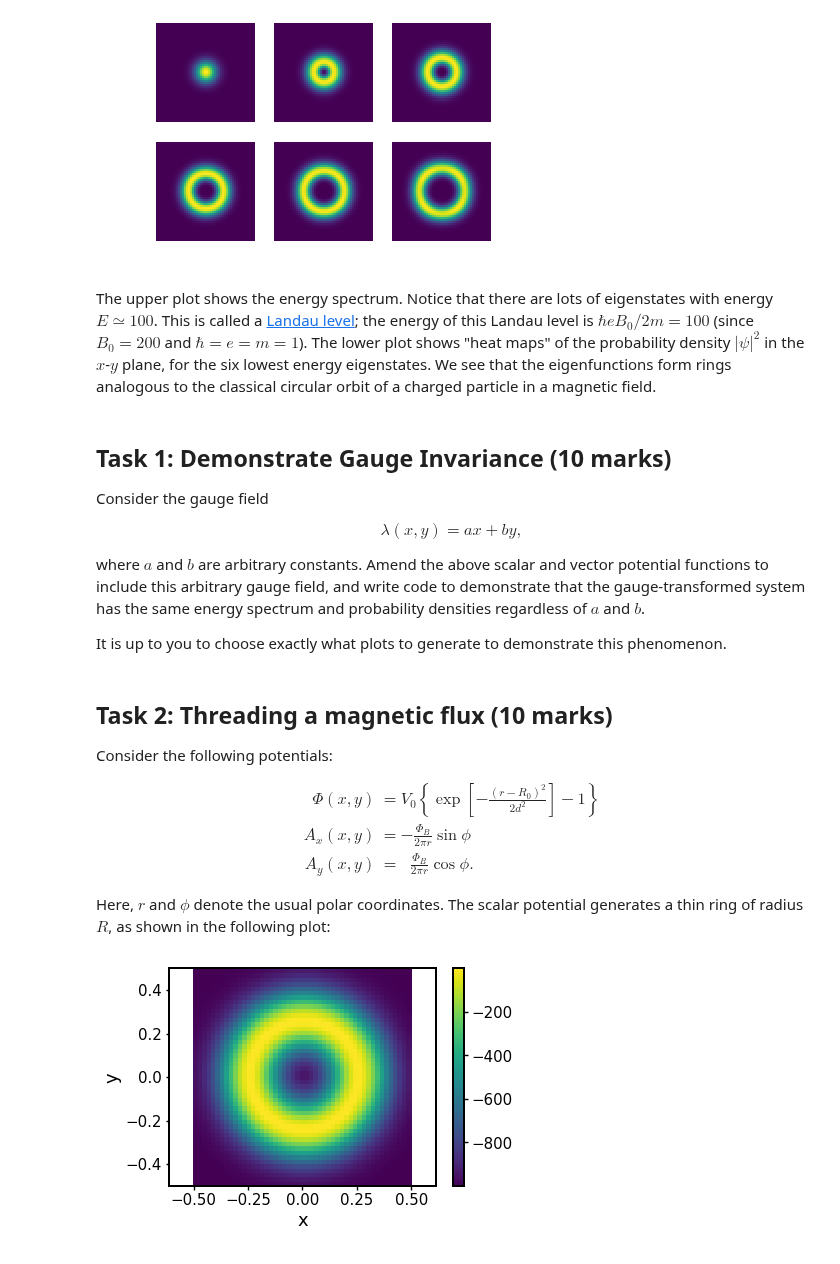
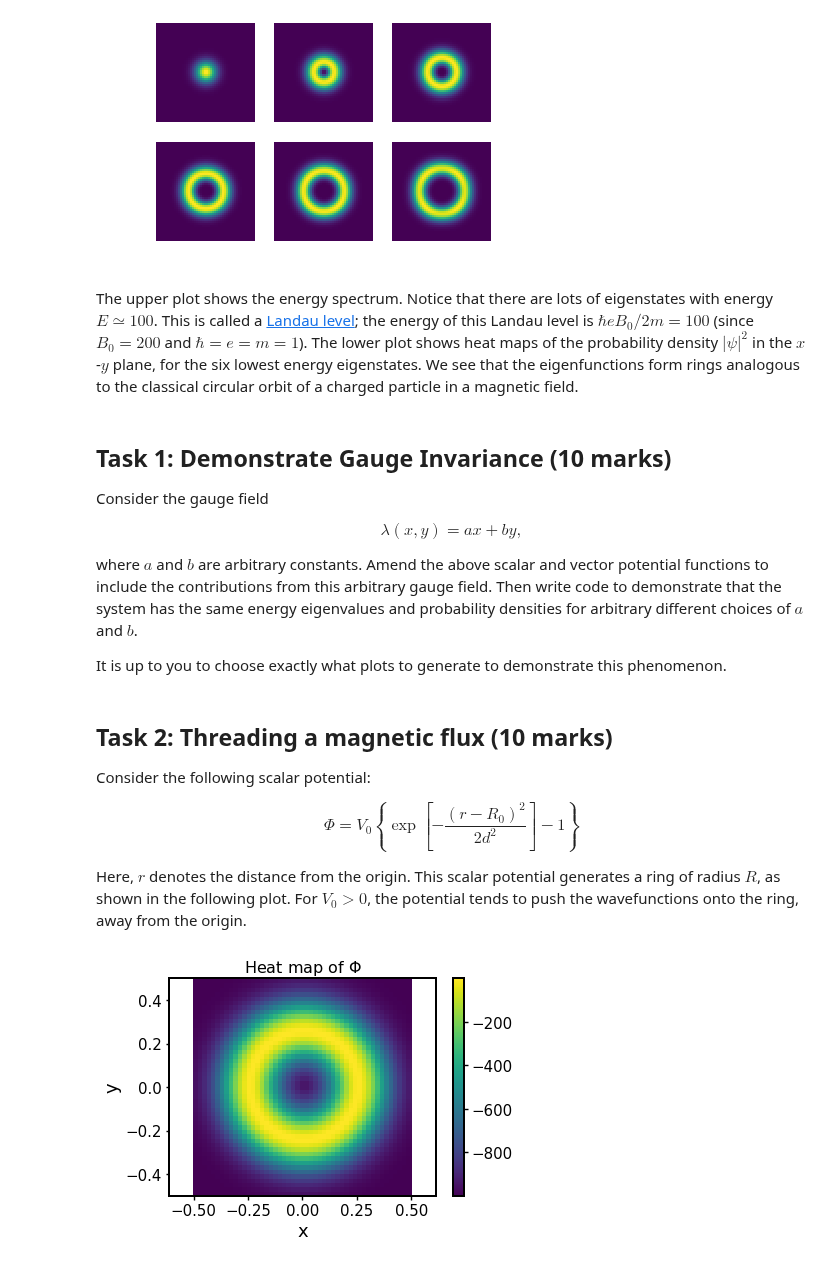
Before and after one commit to seewhydee/ntuphys_nb, a Jupyter notebook: PH4401/electromagnetism.ipynb, the cells around one changed output. Cells and saved outputs as stored; diff of their text form; code cells hidden in the pictures.

```diff
--- a/PH4401/electromagnetism.ipynb
+++ b/PH4401/electromagnetism.ipynb
@@ -115,7 +117,7 @@ for n in range(6):
 [figure]
 [figure]
 # %% [markdown]
-The upper plot shows the energy spectrum. Notice that there are lots of eigenstates with energy $E \simeq 100$. This is called a [Landau level](https://en.wikipedia.org/wiki/Landau_quantization); the energy of this Landau level is $\hbar e B_0 /2m = 100$ (since $B_0 = 200$ and $\hbar = e = m = 1$). The lower plot shows "heat maps" of the probability density $|\psi|^2$ in the $x$-$y$ plane, for the six lowest energy eigenstates. We see that the eigenfunctions form rings analogous to the classical circular orbit of a charged particle in a magnetic field.
+The upper plot shows the energy spectrum. Notice that there are lots of eigenstates with energy $E \simeq 100$. This is called a [Landau level](https://en.wikipedia.org/wiki/Landau_quantization); the energy of this Landau level is $\hbar e B_0 /2m = 100$ (since $B_0 = 200$ and $\hbar = e = m = 1$). The lower plot shows heat maps of the probability density $|\psi|^2$ in the $x$-$y$ plane, for the six lowest energy eigenstates. We see that the eigenfunctions form rings analogous to the classical circular orbit of a charged particle in a magnetic field.
 # %% [markdown]
 ## Task 1: Demonstrate Gauge Invariance (10 marks)
 
@@ -123,7 +125,7 @@ Consider the gauge field
 
 $$\lambda(x,y) = ax + by,$$
 
-where $a$ and $b$ are arbitrary constants. Amend the above scalar and vector potential functions to include this arbitrary gauge field, and write code to demonstrate that the gauge-transformed system has the same energy spectrum and probability densities regardless of $a$ and $b$.
+where $a$ and $b$ are arbitrary constants. Amend the above scalar and vector potential functions to include the contributions from this arbitrary gauge field. Then write code to demonstrate that the system has the same energy eigenvalues and probability densities for arbitrary different choices of $a$ and $b$.
 
 It is up to you to choose exactly what plots to generate to demonstrate this phenomenon.
 # %%
@@ -140,24 +142,25 @@ def Ay_task1(x, y, V0, B0, a, b):
 # %% [markdown]
 ## Task 2: Threading a magnetic flux (10 marks)
 
-Consider the following potentials:
+Consider the following scalar potential:
 
-$$\begin{aligned} \Phi(x,y) &= V_0 \left\{\exp\left[-\frac{(r-R_0)^2}{2d^2}\right] - 1\right\} \\ A_x(x,y) &= - \frac{\Phi_B}{2\pi r} \sin\phi \\ A_y(x,y) &= \;\;\frac{\Phi_B}{2\pi r} \cos\phi. \end{aligned}$$
+$$\Phi = V_0 \left\{\exp\left[-\frac{(r-R_0)^2}{2d^2}\right] - 1\right\}$$
 
-Here, $r$ and $\phi$ denote the usual polar coordinates. The scalar potential generates a thin ring of radius $R$, as shown in the following plot:
+Here, $r$ denotes the distance from the origin. This scalar potential generates a ring of radius $R$, as shown in the following plot. For $V_0 > 0$, the potential tends to push the wavefunctions onto the ring, away from the origin.
 # %%
 def Phi_task2(x, y, V0, R0, d, PhiB):
     r = sqrt(x**2 + y**2)
     d = 0.1
-    return V0 * (exp(-0.5 * (r-R0)**2 / d**2) - 1.0)
+    return V0 * (exp(-0.5 * (r-R0)**2 / d**2) - 1.0)    # PhiB is not used here; see below.
 
 ## Plot Phi for a particular choice of parameters:
 V0, R0, d, PhiB = 1000, 0.25, 0.1, 0.
 d = linspace(-0.5, 0.5, 50); x, y = meshgrid(d, d)
 plt.pcolor(x, y, Phi_task2(x, y, V0, R0, d, PhiB))
 plt.axis("equal")
+plt.title("Heat map of $\Phi$")
 plt.xlabel("x"); plt.ylabel("y")
 plt.colorbar()
 plt.show()
 # %% [output]
-[figure, old version]
+[figure, new version]
```
Also changed, not shown: parts of 7 cells of this notebook.
